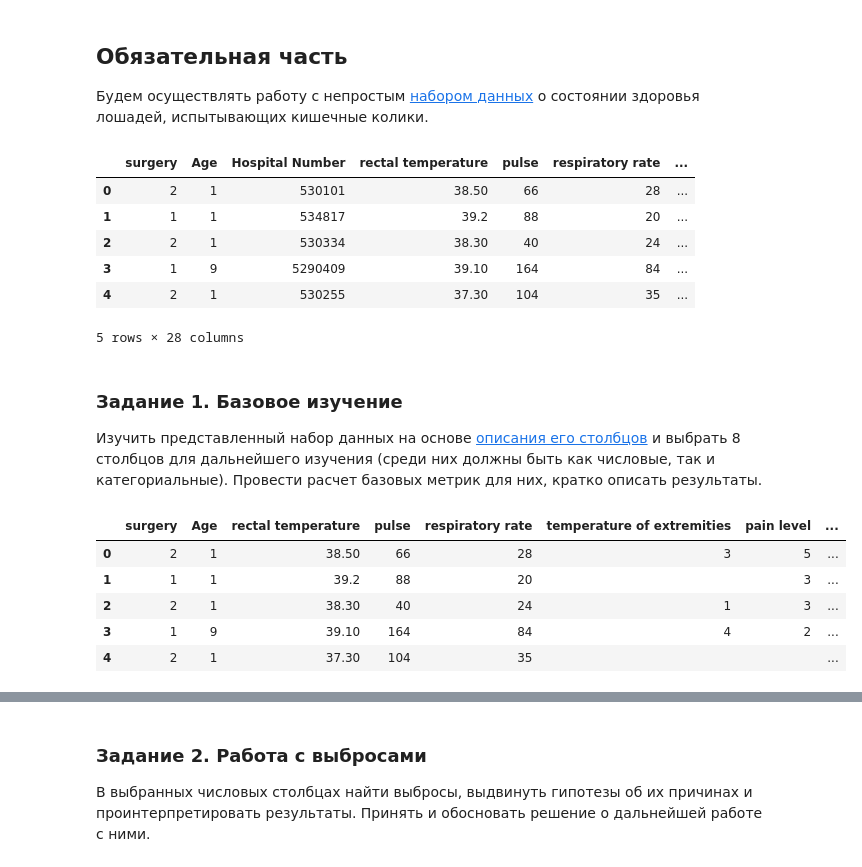
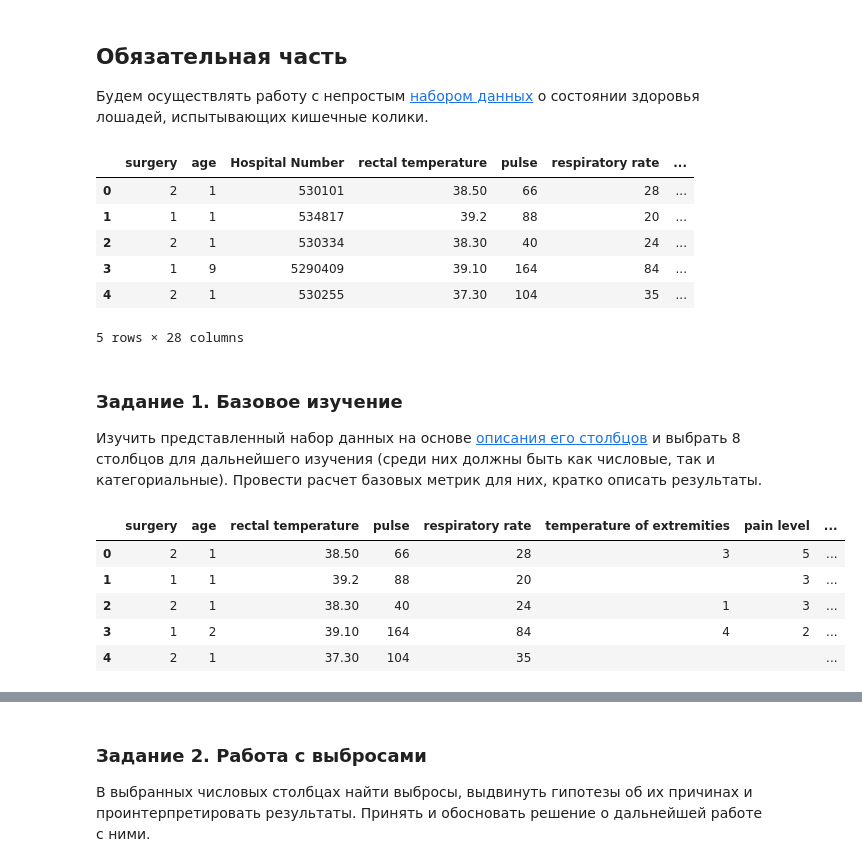
Before and after one commit to iamdenizzz/pyda-10, a Jupyter notebook: 22/stat_basics.ipynb, the cells around one changed output, grey strips where cells are left out. Cells and saved outputs as stored; diff of their text form; code cells hidden in the pictures.

```diff
--- a/22/stat_basics.ipynb
+++ b/22/stat_basics.ipynb
@@ -5,13 +5,12 @@
 
 Будем осуществлять работу с непростым [набором данных](https://raw.githubusercontent.com/obulygin/pyda_homeworks/master/statistics_basics/horse_data.csv) о состоянии здоровья лошадей, испытывающих кишечные колики.
 # %%
-import numpy as np
 import pandas as pd
 import matplotlib.pyplot as plt
-import statistics
+pd.options.mode.chained_assignment = None
 
 url="https://raw.githubusercontent.com/obulygin/pyda_homeworks/master/statistics_basics/horse_data.csv"
-data=pd.read_csv(url, names=['surgery','Age','Hospital Number','rectal temperature','pulse',\
+data=pd.read_csv(url, names=['surgery','age','Hospital Number','rectal temperature','pulse',\
                              'respiratory rate','temperature of extremities','peripheral pulse',\
                              'mucous membranes','capillary refill time','pain level','peristalsis',\
                              'abdominal distension','nasogastric tube','nasogastric reflux',\
@@ -20,7 +19,7 @@ data=pd.read_csv(url, names=['surgery','Age','Hospital Number','rectal temperatu
                              'outcome','surgical lesion','site of lesion','type','subtype','specific code'])
 data.head()
 # %% [output]
-|  | surgery | Age | Hospital Number | rectal temperature | pulse | respiratory rate | ... |
+|  | surgery | age | Hospital Number | rectal temperature | pulse | respiratory rate | ... |
 | 0 | 2 | 1 | 530101 | 38.50 | 66 | 28 | ... |
 | 1 | 1 | 1 | 534817 | 39.2 | 88 | 20 | ... |
 | 2 | 2 | 1 | 530334 | 38.30 | 40 | 24 | ... |
@@ -34,17 +33,22 @@ data.head()
 # %%
 # Возьмем в работу столбцы: "операция", "возраст", "ректальная температура", "пульс", "частота дыхания",
 # "температура конечностей", "уровень боли", "результат"
 
-values = ['surgery', 'Age', 'rectal temperature', 'pulse', 'respiratory rate', 'temperature of extremities',\
+values = ['surgery', 'age', 'rectal temperature', 'pulse', 'respiratory rate', 'temperature of extremities',\
            'pain level', 'outcome']
 data = data[values].replace({'?': ''}) # Убираем некорректные символы
+
+# Также в поле age присутствует ошибка, т.к. возможны 2 значения: 1 и 2, а здесь мы видим 1 и 9
+# поэтому заменим 9 на 2
+data['age'] = data['age'].replace({9: 2})
+
 data.head()
 # %% [output]
-|  | surgery | Age | rectal temperature | pulse | respiratory rate | temperature of extremities | pain level | ... |
+|  | surgery | age | rectal temperature | pulse | respiratory rate | temperature of extremities | pain level | ... |
 | 0 | 2 | 1 | 38.50 | 66 | 28 | 3 | 5 | ... |
 | 1 | 1 | 1 | 39.2 | 88 | 20 |  | 3 | ... |
 | 2 | 2 | 1 | 38.30 | 40 | 24 | 1 | 3 | ... |
-| 3 | 1 | 9 | 39.10 | 164 | 84 | 4 | 2 | ... |
+| 3 | 1 | 2 | 39.10 | 164 | 84 | 4 | 2 | ... |
 | 4 | 2 | 1 | 37.30 | 104 | 35 |  |  | ... |
 # %%
 # Приведем все данные к нужным нам форматам
```
Also changed, not shown: parts of 20 cells of this notebook.
